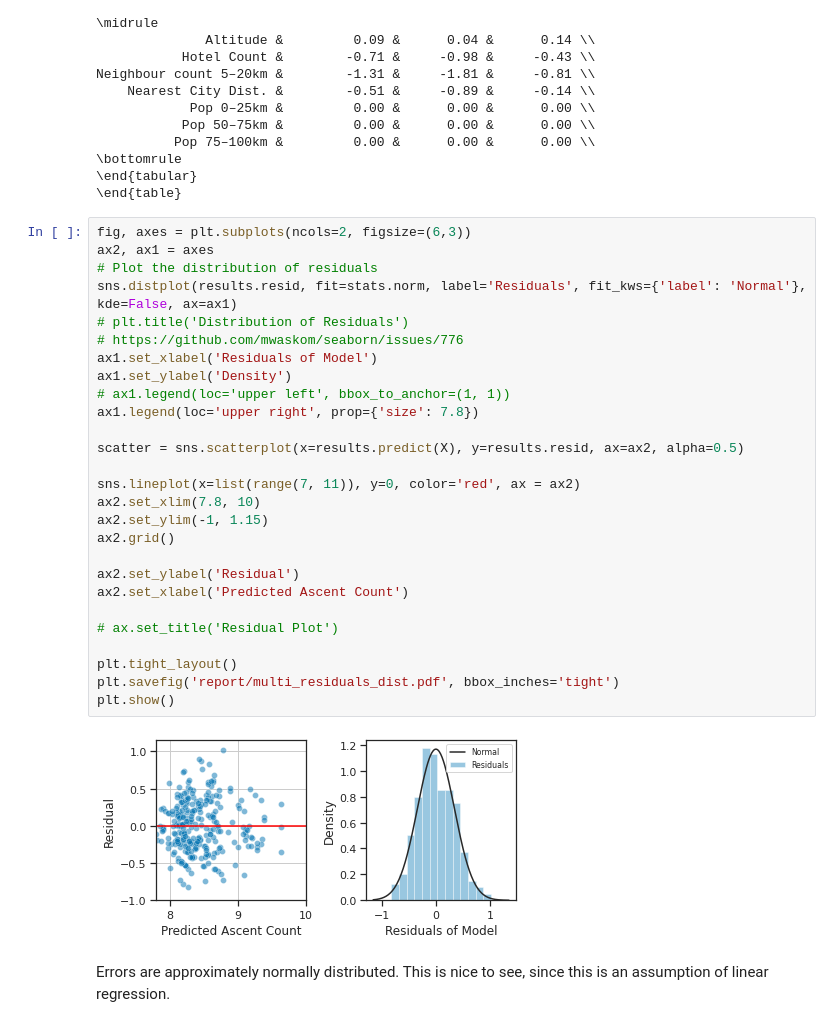
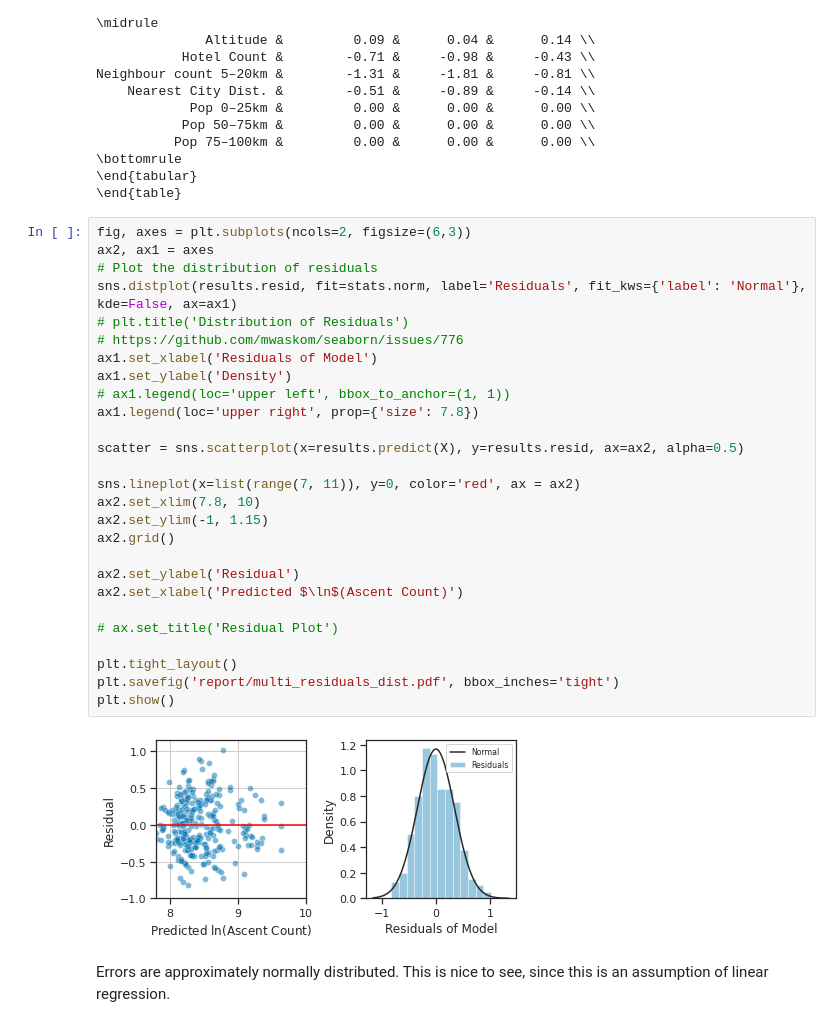
Before and after one commit to filipbalucha/FDS_final_project, a Jupyter notebook: data_analysis.ipynb, the cells around one changed output. Drawn from its saved outputs; the diff is of its cells as text.

```diff
--- a/data_analysis.ipynb
+++ b/data_analysis.ipynb
@@ -628,32 +632,32 @@ Neighbour count 5–20km &        -1.31 &     -1.81 &     -0.81 \\
 # %%
 fig, axes = plt.subplots(ncols=2, figsize=(6,3))
 ax2, ax1 = axes
 # Plot the distribution of residuals
 sns.distplot(results.resid, fit=stats.norm, label='Residuals', fit_kws={'label': 'Normal'}, kde=False, ax=ax1)
 # plt.title('Distribution of Residuals')
 # https://github.com/mwaskom/seaborn/issues/776
 ax1.set_xlabel('Residuals of Model')
 ax1.set_ylabel('Density')
 # ax1.legend(loc='upper left', bbox_to_anchor=(1, 1))
 ax1.legend(loc='upper right', prop={'size': 7.8})
 
 scatter = sns.scatterplot(x=results.predict(X), y=results.resid, ax=ax2, alpha=0.5)
 
 sns.lineplot(x=list(range(7, 11)), y=0, color='red', ax = ax2)
 ax2.set_xlim(7.8, 10)
 ax2.set_ylim(-1, 1.15)
 ax2.grid()
 
 ax2.set_ylabel('Residual')
-ax2.set_xlabel('Predicted Ascent Count')
+ax2.set_xlabel('Predicted $\ln$(Ascent Count)')
 
 # ax.set_title('Residual Plot')
 
 plt.tight_layout()
 plt.savefig('report/multi_residuals_dist.pdf', bbox_inches='tight')
 plt.show()
 # %% [output]
-[figure, old version]
+[figure, new version]
 # %% [markdown]
 Errors are approximately normally distributed. This is nice to see, since this is an assumption of linear regression.
 # %% [markdown]
```
Also changed, not shown: parts of 9 cells of this notebook, 14 other files.
